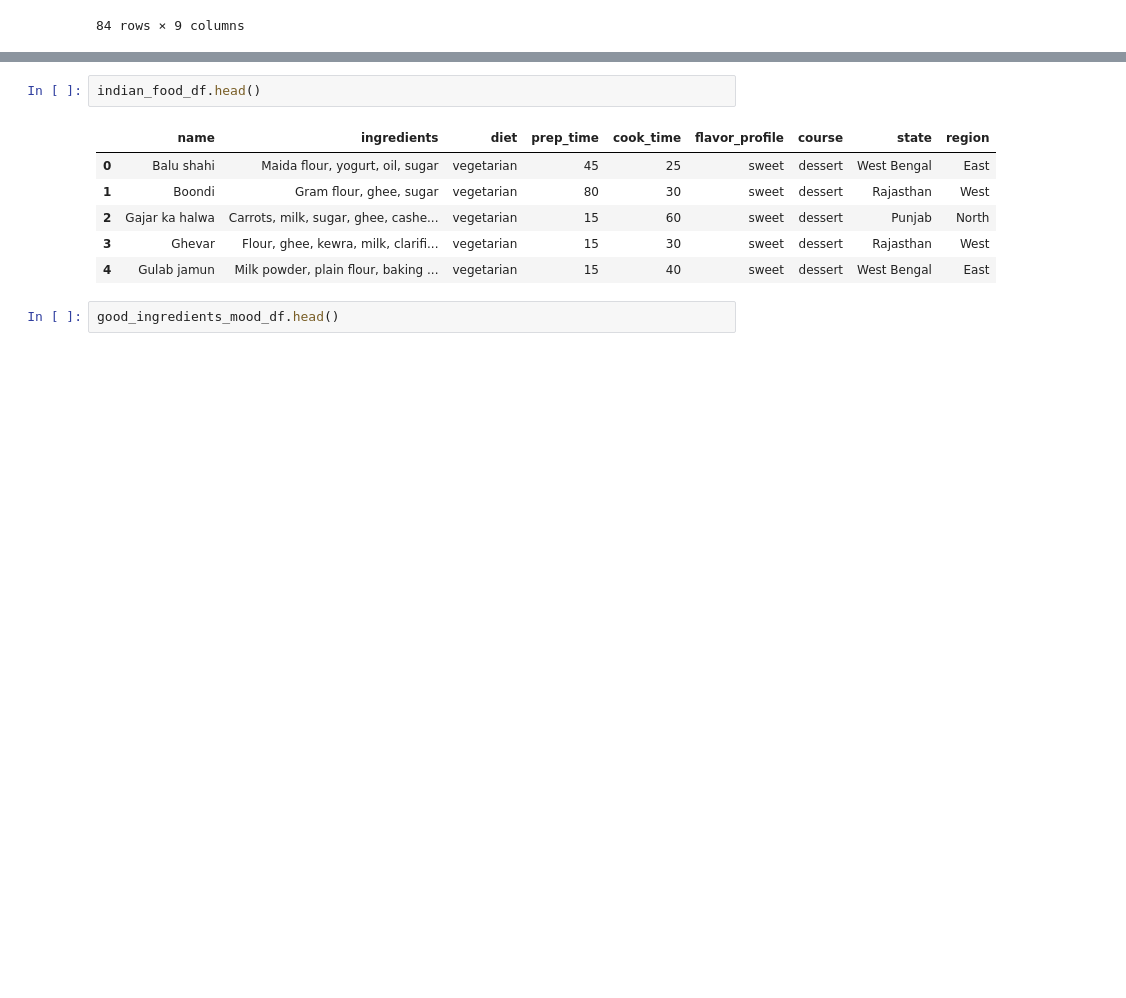
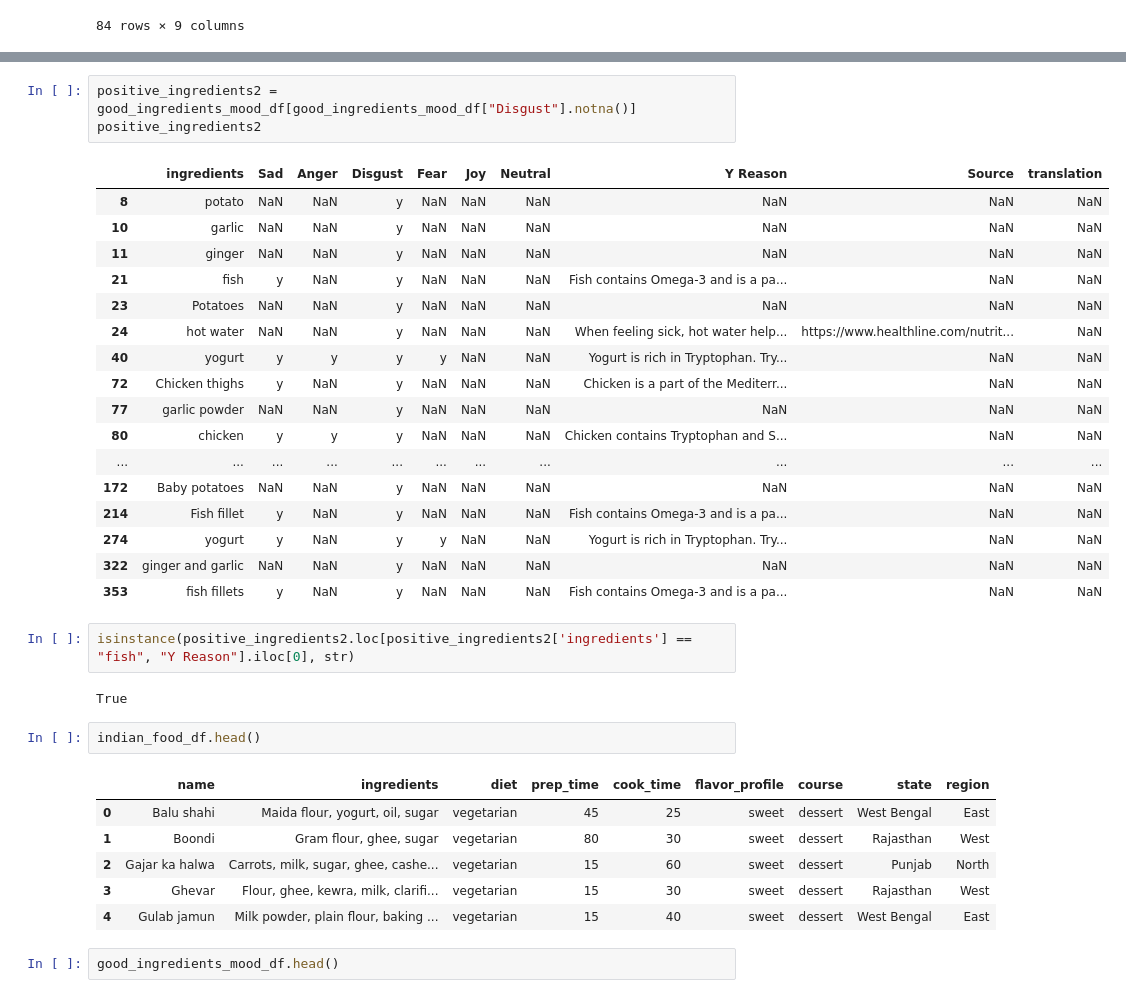
Before and after one commit to alotofnekos/EMPATHY_MCO, a Jupyter notebook: recommender-test.ipynb, the cells around one changed output, grey strips where cells are left out. Cells and saved outputs as stored; diff of their text form; blank space fills up the shorter version.

```diff
--- a/recommender-test.ipynb
+++ b/recommender-test.ipynb
@@ -77,3 +89,28 @@ def recommend_dishes(mood, allergies, is_vegan, like_spicy):
+# %%
+positive_ingredients2 = good_ingredients_mood_df[good_ingredients_mood_df["Disgust"].notna()]
+positive_ingredients2
+# %% [output]
+|  | ingredients | Sad | Anger | Disgust | Fear | Joy | Neutral | Y Reason | Source | translation |
+| 8 | potato | NaN | NaN | y | NaN | NaN | NaN | NaN | NaN | NaN |
+| 10 | garlic | NaN | NaN | y | NaN | NaN | NaN | NaN | NaN | NaN |
+| 11 | ginger | NaN | NaN | y | NaN | NaN | NaN | NaN | NaN | NaN |
+| 21 | fish | y | NaN | y | NaN | NaN | NaN | Fish contains Omega-3 and is a pa... | NaN | NaN |
+| 23 | Potatoes | NaN | NaN | y | NaN | NaN | NaN | NaN | NaN | NaN |
+| 24 | hot water | NaN | NaN | y | NaN | NaN | NaN | When feeling sick, hot water help... | https://www.healthline.com/nutrit... | NaN |
+| 40 | yogurt | y | y | y | y | NaN | NaN | Yogurt is rich in Tryptophan. Try... | NaN | NaN |
+| 72 | Chicken thighs | y | NaN | y | NaN | NaN | NaN | Chicken is a part of the Mediterr... | NaN | NaN |
+| 77 | garlic powder | NaN | NaN | y | NaN | NaN | NaN | NaN | NaN | NaN |
+| 80 | chicken | y | y | y | NaN | NaN | NaN | Chicken contains Tryptophan and S... | NaN | NaN |
+| ... | ... | ... | ... | ... | ... | ... | ... | ... | ... | ... |
+| 172 | Baby potatoes | NaN | NaN | y | NaN | NaN | NaN | NaN | NaN | NaN |
+| 214 | Fish fillet | y | NaN | y | NaN | NaN | NaN | Fish contains Omega-3 and is a pa... | NaN | NaN |
+| 274 | yogurt | y | NaN | y | y | NaN | NaN | Yogurt is rich in Tryptophan. Try... | NaN | NaN |
+| 322 | ginger and garlic | NaN | NaN | y | NaN | NaN | NaN | NaN | NaN | NaN |
+| 353 | fish fillets | y | NaN | y | NaN | NaN | NaN | Fish contains Omega-3 and is a pa... | NaN | NaN |
+# %%
+isinstance(positive_ingredients2.loc[positive_ingredients2['ingredients'] == "fish", "Y Reason"].iloc[0], str)
+# %% [output]
+True
 # %%
 indian_food_df.head()
 # %% [output]
```
Also changed, not shown: parts of 4 cells of this notebook.
